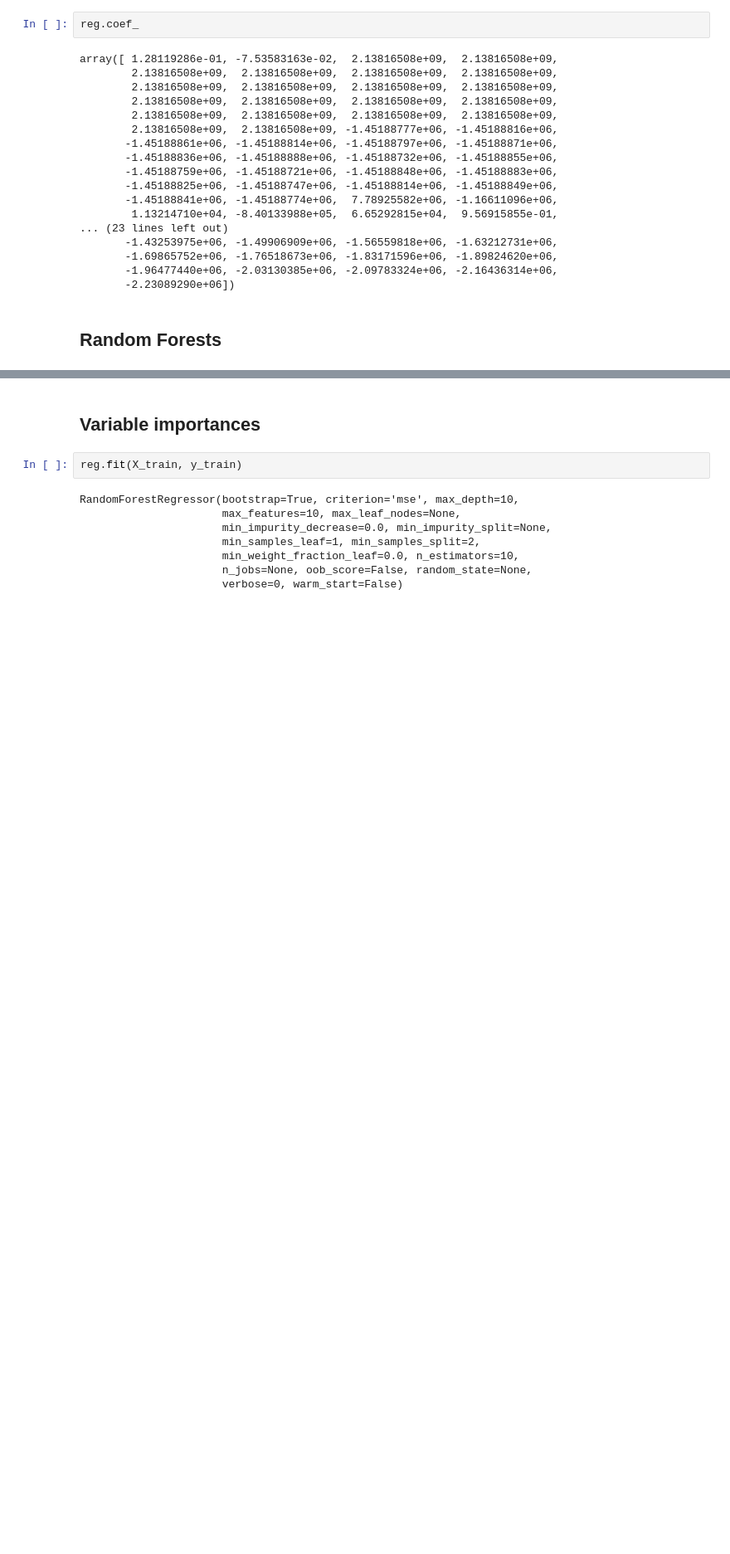
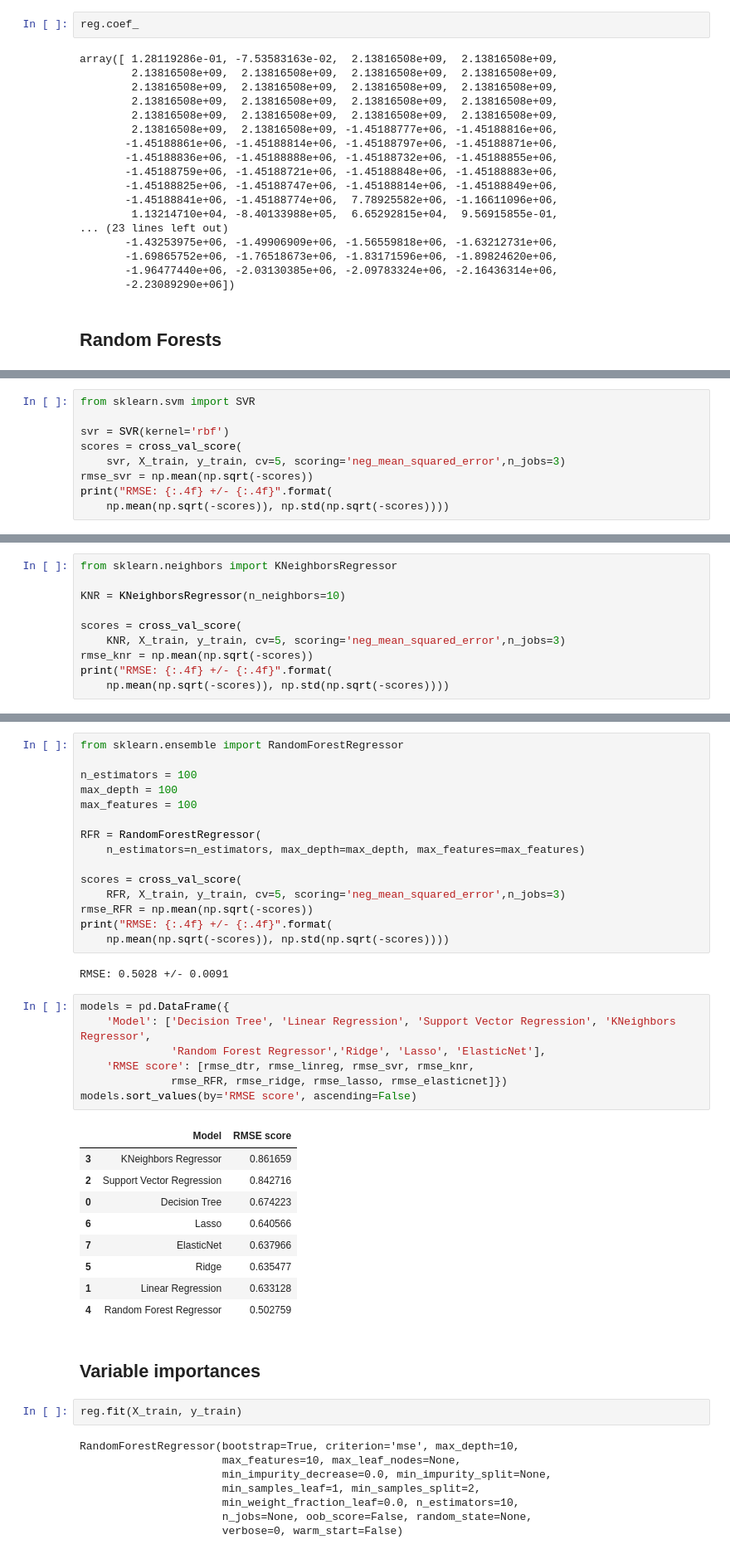
Before and after one commit to AdrienToulouse/Predicting_air_traffic, a Jupyter notebook: air_pass_Adrien.ipynb, the cells around one changed output, grey strips where cells are left out. Shown at 83% size. Drawn from its saved outputs; the diff is of its cells as text; blank space fills up the shorter version.

```diff
--- a/air_pass_Adrien.ipynb
+++ b/air_pass_Adrien.ipynb
@@ -216,0 +275,9 @@ Wall time: 1.64 s
+# %%
+from sklearn.svm import SVR
+
+svr = SVR(kernel='rbf')
+scores = cross_val_score(
+    svr, X_train, y_train, cv=5, scoring='neg_mean_squared_error',n_jobs=3)
+rmse_svr = np.mean(np.sqrt(-scores))
+print("RMSE: {:.4f} +/- {:.4f}".format(
+    np.mean(np.sqrt(-scores)), np.std(np.sqrt(-scores))))
@@ -216,0 +286,10 @@ Wall time: 1.64 s
+# %%
+from sklearn.neighbors import KNeighborsRegressor
+
+KNR = KNeighborsRegressor(n_neighbors=10)
+
+scores = cross_val_score(
+    KNR, X_train, y_train, cv=5, scoring='neg_mean_squared_error',n_jobs=3)
+rmse_knr = np.mean(np.sqrt(-scores))
+print("RMSE: {:.4f} +/- {:.4f}".format(
+    np.mean(np.sqrt(-scores)), np.std(np.sqrt(-scores))))
@@ -217,3 +308,37 @@ Wall time: 1.64 s
+# %%
+from sklearn.ensemble import RandomForestRegressor
+
+n_estimators = 100
+max_depth = 100
+max_features = 100
+
+RFR = RandomForestRegressor(
+    n_estimators=n_estimators, max_depth=max_depth, max_features=max_features)
+
+scores = cross_val_score(
+    RFR, X_train, y_train, cv=5, scoring='neg_mean_squared_error',n_jobs=3)
+rmse_RFR = np.mean(np.sqrt(-scores))
+print("RMSE: {:.4f} +/- {:.4f}".format(
+    np.mean(np.sqrt(-scores)), np.std(np.sqrt(-scores))))
+# %% [output]
+RMSE: 0.5028 +/- 0.0091
+# %%
+models = pd.DataFrame({
+    'Model': ['Decision Tree', 'Linear Regression', 'Support Vector Regression', 'KNeighbors Regressor',
+              'Random Forest Regressor','Ridge', 'Lasso', 'ElasticNet'],
+    'RMSE score': [rmse_dtr, rmse_linreg, rmse_svr, rmse_knr,
+              rmse_RFR, rmse_ridge, rmse_lasso, rmse_elasticnet]})
+models.sort_values(by='RMSE score', ascending=False)
+# %% [output]
+|  | Model | RMSE score |
+| 3 | KNeighbors Regressor | 0.861659 |
+| 2 | Support Vector Regression | 0.842716 |
+| 0 | Decision Tree | 0.674223 |
+| 6 | Lasso | 0.640566 |
+| 7 | ElasticNet | 0.637966 |
+| 5 | Ridge | 0.635477 |
+| 1 | Linear Regression | 0.633128 |
+| 4 | Random Forest Regressor | 0.502759 |
 # %% [markdown]
 ## Variable importances
 # %%
```
Also changed, not shown: parts of 16 cells of this notebook.
